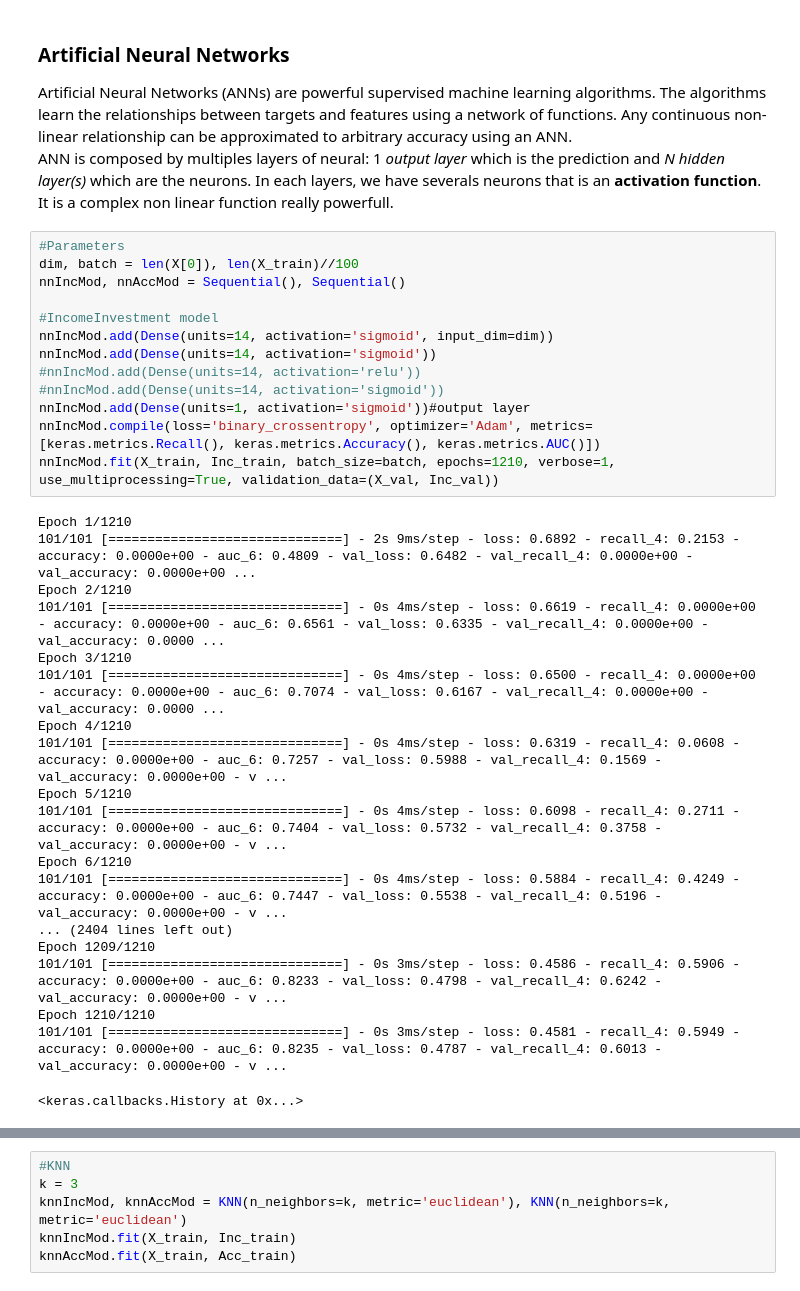
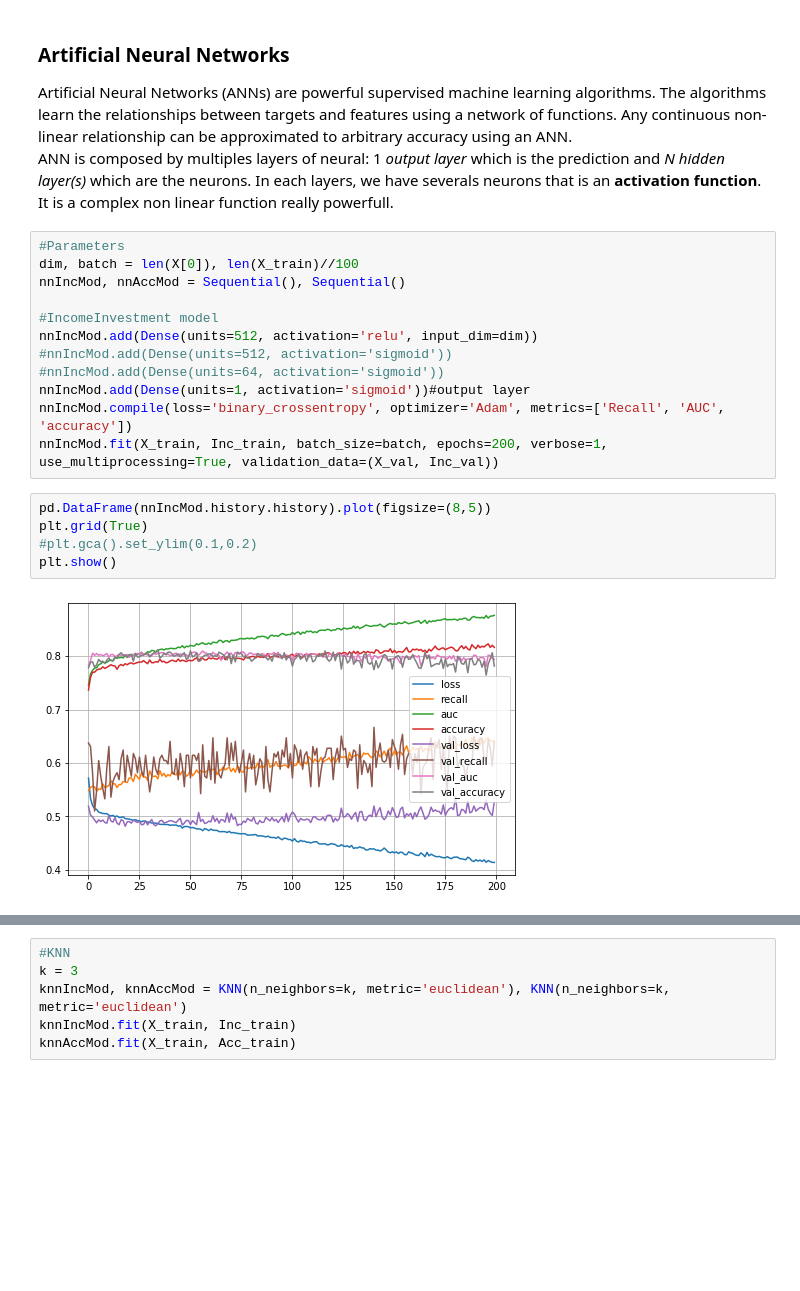
Before and after one commit to Emmalito/ML_BC2, a Jupyter notebook: src/classification.ipynb, the cells around one changed output, grey strips where cells are left out. Cells and saved outputs as stored; diff of their text form; blank space fills up the shorter version.

```diff
--- a/src/classification.ipynb
+++ b/src/classification.ipynb
@@ -214,29 +251,16 @@ dim, batch = len(X[0]), len(X_train)//100
 nnIncMod, nnAccMod = Sequential(), Sequential()
 
 #IncomeInvestment model
-nnIncMod.add(Dense(units=14, activation='sigmoid', input_dim=dim))
-nnIncMod.add(Dense(units=14, activation='sigmoid'))
-#nnIncMod.add(Dense(units=14, activation='relu'))
-#nnIncMod.add(Dense(units=14, activation='sigmoid'))
+nnIncMod.add(Dense(units=512, activation='relu', input_dim=dim))
+#nnIncMod.add(Dense(units=512, activation='sigmoid'))
+#nnIncMod.add(Dense(units=64, activation='sigmoid'))
 nnIncMod.add(Dense(units=1, activation='sigmoid'))#output layer
-nnIncMod.compile(loss='binary_crossentropy', optimizer='Adam', metrics=[keras.metrics.Recall(), keras.metrics.Accuracy(), keras.metrics.AUC()])
-nnIncMod.fit(X_train, Inc_train, batch_size=batch, epochs=1210, verbose=1, use_multiprocessing=True, validation_data=(X_val, Inc_val))
+nnIncMod.compile(loss='binary_crossentropy', optimizer='Adam', metrics=['Recall', 'AUC', 'accuracy'])
+nnIncMod.fit(X_train, Inc_train, batch_size=batch, epochs=200, verbose=1, use_multiprocessing=True, validation_data=(X_val, Inc_val))
-# %% [output]
-Epoch 1/1210
-101/101 [==============================] - 2s 9ms/step - loss: 0.6892 - recall_4: 0.2153 - accuracy: 0.0000e+00 - auc_6: 0.4809 - val_loss: 0.6482 - val_recall_4: 0.0000e+00 - val_accuracy: 0.0000e+00 ...
-Epoch 2/1210
-101/101 [==============================] - 0s 4ms/step - loss: 0.6619 - recall_4: 0.0000e+00 - accuracy: 0.0000e+00 - auc_6: 0.6561 - val_loss: 0.6335 - val_recall_4: 0.0000e+00 - val_accuracy: 0.0000 ...
-Epoch 3/1210
-101/101 [==============================] - 0s 4ms/step - loss: 0.6500 - recall_4: 0.0000e+00 - accuracy: 0.0000e+00 - auc_6: 0.7074 - val_loss: 0.6167 - val_recall_4: 0.0000e+00 - val_accuracy: 0.0000 ...
-Epoch 4/1210
-101/101 [==============================] - 0s 4ms/step - loss: 0.6319 - recall_4: 0.0608 - accuracy: 0.0000e+00 - auc_6: 0.7257 - val_loss: 0.5988 - val_recall_4: 0.1569 - val_accuracy: 0.0000e+00 - v ...
-Epoch 5/1210
-101/101 [==============================] - 0s 4ms/step - loss: 0.6098 - recall_4: 0.2711 - accuracy: 0.0000e+00 - auc_6: 0.7404 - val_loss: 0.5732 - val_recall_4: 0.3758 - val_accuracy: 0.0000e+00 - v ...
-Epoch 6/1210
-101/101 [==============================] - 0s 4ms/step - loss: 0.5884 - recall_4: 0.4249 - accuracy: 0.0000e+00 - auc_6: 0.7447 - val_loss: 0.5538 - val_recall_4: 0.5196 - val_accuracy: 0.0000e+00 - v ...
-... (2404 lines left out)
-Epoch 1209/1210
-101/101 [==============================] - 0s 3ms/step - loss: 0.4586 - recall_4: 0.5906 - accuracy: 0.0000e+00 - auc_6: 0.8233 - val_loss: 0.4798 - val_recall_4: 0.6242 - val_accuracy: 0.0000e+00 - v ...
-Epoch 1210/1210
-101/101 [==============================] - 0s 3ms/step - loss: 0.4581 - recall_4: 0.5949 - accuracy: 0.0000e+00 - auc_6: 0.8235 - val_loss: 0.4787 - val_recall_4: 0.6013 - val_accuracy: 0.0000e+00 - v ...
-<keras.callbacks.History at 0x...>
+# %%
+pd.DataFrame(nnIncMod.history.history).plot(figsize=(8,5))
+plt.grid(True)
+#plt.gca().set_ylim(0.1,0.2)
+plt.show()
+# %% [output]
+[figure, added]
```
Also changed, not shown: parts of 18 cells of this notebook, 3 other files.
